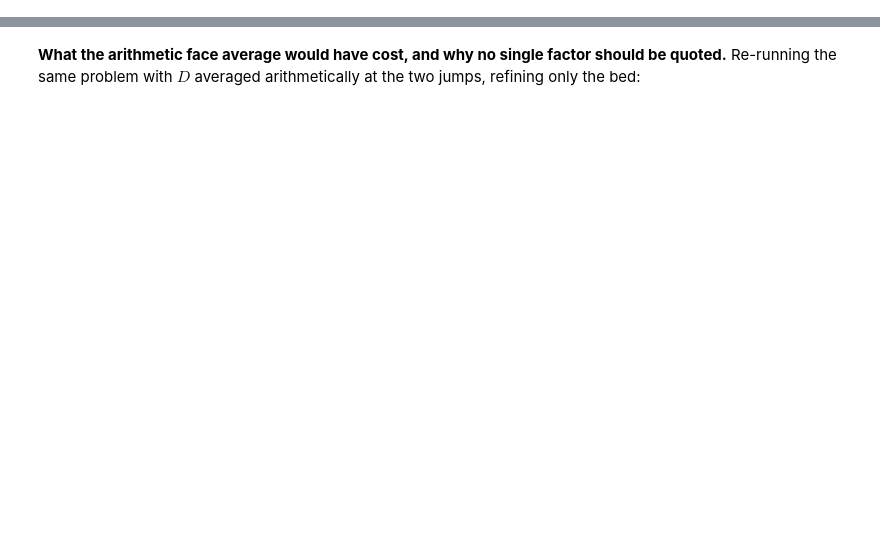
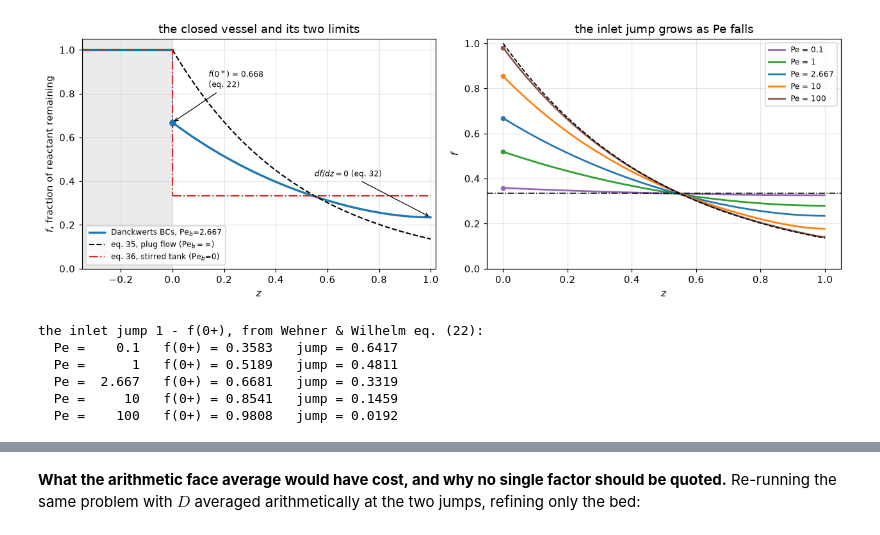
Before and after one commit to computational-chemical-engineering/pymrm-gallery, a Jupyter notebook: pages/A2.1-danckwerts-boundary-conditions/index.ipynb, the cells around one changed output, grey strips where cells are left out. Saved outputs shown, nothing was run; the diff lists cells and outputs as text; code cells hidden in the pictures; blank space fills up the shorter version.

```diff
--- a/pages/A2.1-danckwerts-boundary-conditions/index.ipynb
+++ b/pages/A2.1-danckwerts-boundary-conditions/index.ipynb
@@ -987,0 +245,5 @@ in the next cell: flat implies zero diffusive flux at z = 1.
+# %%
+# Wehner & Wilhelm's Fig. 4 parameters, read as printed text labels
+PE_B = 2.667      # Peclet number of the reaction section, Lu/D_b  [-]
+R_REF = 2.0       # Damkoehler number kL/u                            [-]
+PE_A = 1.0        # Peclet number of the fore section               [-]
@@ -987,0 +509,50 @@ in the next cell: flat implies zero diffusive flux at z = 1.
+# %%
+fig, axes = plt.subplots(1, 2, figsize=(11.6, 4.2))
+
+ax = axes[0]
+sol = ClosedVessel(PE_B, R_REF, n=400).solve()
+ax.plot([-0.35, 0.0], [1.0, 1.0], color="tab:blue", lw=2.2)
+ax.plot(sol.z_c, sol.c, color="tab:blue", lw=2.2, label=f"Danckwerts BCs, Pe$_b$={PE_B}")
+ax.plot([0.0, 0.0], [1.0, f0_W22(PE_B, R_REF)], color="tab:blue", lw=1.2, ls=":")
+ax.plot(ZZ, np.exp(-R_REF * ZZ), color="k", lw=1.4, ls="--",
+        label=r"eq. 35, plug flow (Pe$_b=\infty$)")
+ax.plot(ZZ, np.full_like(ZZ, 1 / (1 + R_REF)), color="tab:red", lw=1.4, ls="-.",
+        label=r"eq. 36, stirred tank (Pe$_b$=0)")
+ax.plot([-0.35, 0.0, 0.0], [1.0, 1.0, 1 / (1 + R_REF)], color="tab:red", lw=1.4, ls="-.")
+ax.plot(0.0, f0_W22(PE_B, R_REF), "o", color="tab:blue", ms=6)
+ax.annotate(f"$f(0^+)$ = {f0_W22(PE_B, R_REF):.3f}\n(eq. 22)",
+            xy=(0.0, f0_W22(PE_B, R_REF)), xytext=(0.14, 0.83), fontsize=8,
+            arrowprops=dict(arrowstyle="->", lw=0.8))
+ax.annotate(r"$df/dz=0$ (eq. 32)", xy=(1.0, sol.c_exit), xytext=(0.55, 0.42),
+            fontsize=8, arrowprops=dict(arrowstyle="->", lw=0.8))
+ax.axvspan(-0.35, 0.0, color="0.92")
+ax.set(xlabel="$z$", ylabel="$f$, fraction of reactant remaining",
+       xlim=(-0.35, 1.02), ylim=(0, 1.05), title="the closed vessel and its two limits")
+ax.legend(fontsize=8, loc="lower left")
+
+ax = axes[1]
+for Pe, col in [(0.1, "tab:purple"), (1.0, "tab:green"), (PE_B, "tab:blue"),
+                (10.0, "tab:orange"), (100.0, "tab:brown")]:
+    sol = ClosedVessel(Pe, R_REF, n=400).solve()
+    ax.plot(sol.z_c, sol.c, color=col, lw=1.8, label=f"Pe = {Pe:g}")
+    ax.plot(0.0, f0_W22(Pe, R_REF), "o", color=col, ms=4)
+ax.plot(ZZ, np.exp(-R_REF * ZZ), "k--", lw=1.2)
+ax.axhline(1 / (1 + R_REF), color="k", ls="-.", lw=1.0)
+ax.set(xlabel="$z$", ylabel="$f$", ylim=(0, 1.02),
+       title="the inlet jump grows as Pe falls")
+ax.legend(fontsize=8)
+fig.tight_layout()
+plt.show()
+
+print("the inlet jump 1 - f(0+), from Wehner & Wilhelm eq. (22):")
+for Pe in (0.1, 1.0, PE_B, 10.0, 100.0):
+    print(f"  Pe = {Pe:6g}   f(0+) = {f0_W22(Pe, R_REF):.4f}   jump = "
+          f"{1 - f0_W22(Pe, R_REF):.4f}")
+# %% [output]
+[figure, added]
+the inlet jump 1 - f(0+), from Wehner & Wilhelm eq. (22):
+  Pe =    0.1   f(0+) = 0.3583   jump = 0.6417
+  Pe =      1   f(0+) = 0.5189   jump = 0.4811
+  Pe =  2.667   f(0+) = 0.6681   jump = 0.3319
+  Pe =     10   f(0+) = 0.8541   jump = 0.1459
+  Pe =    100   f(0+) = 0.9808   jump = 0.0192
```
Also changed, not shown: parts of 66 cells of this notebook, 9 other files.
